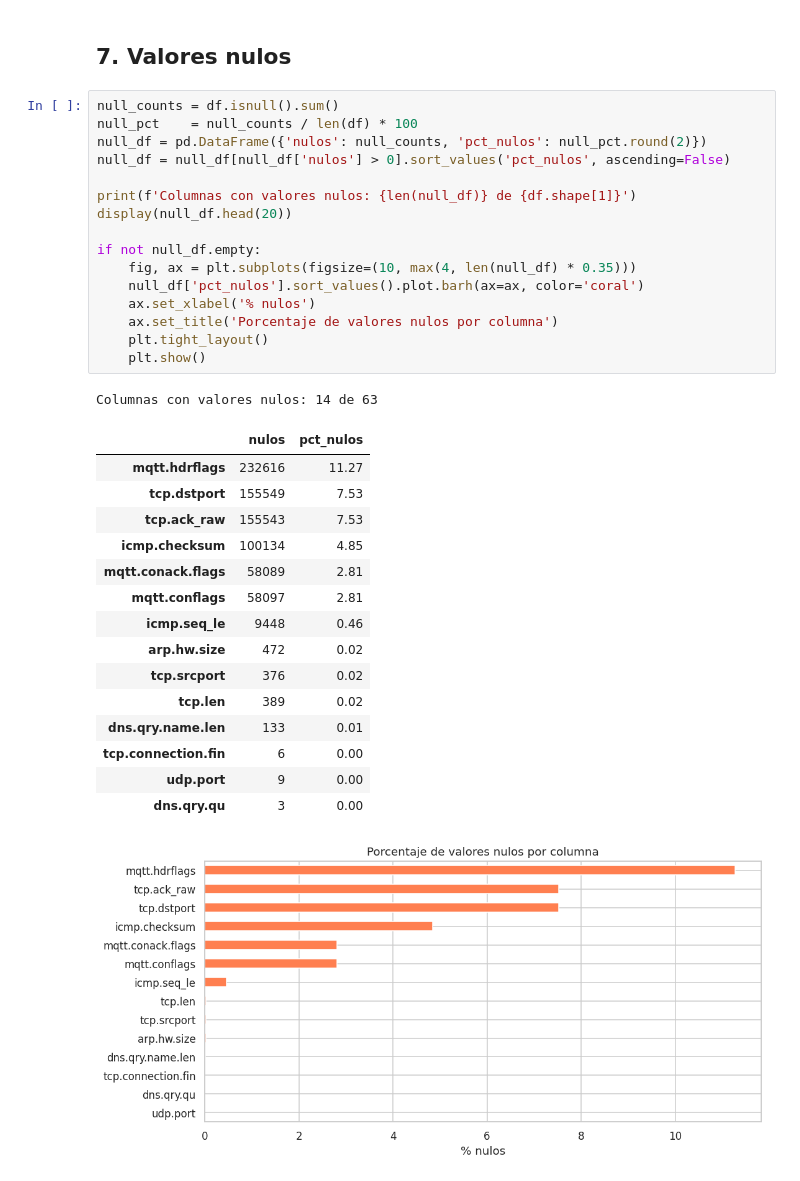
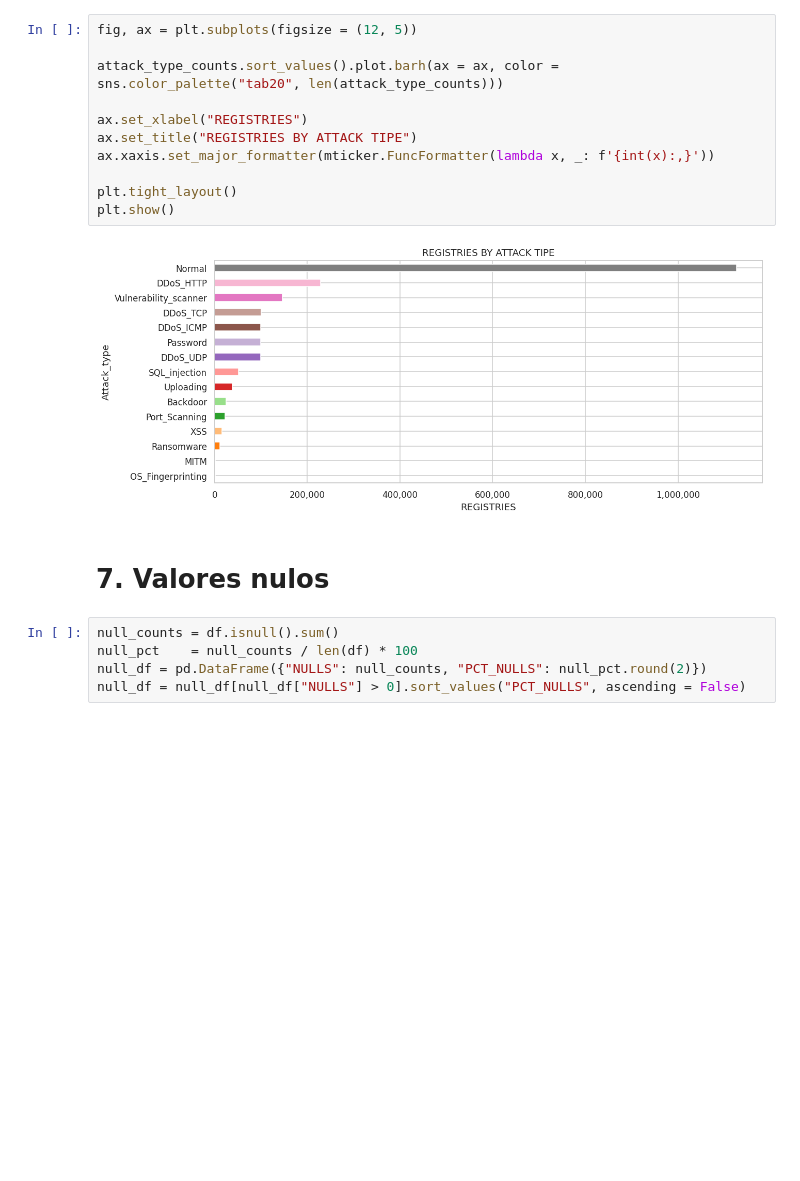
Before and after one commit to ISIS-4219-Assignments/Anomaly-Detection-IoT, a Jupyter notebook: src/utils/data_analysis.ipynb, the cells around one changed output. Drawn from its saved outputs; the diff is of its cells as text; blank space fills up the shorter version.

```diff
--- a/src/utils/data_analysis.ipynb
+++ b/src/utils/data_analysis.ipynb
@@ -259,36 +262,20 @@ plt.show()
+# %%
+fig, ax = plt.subplots(figsize = (12, 5))
+
+attack_type_counts.sort_values().plot.barh(ax = ax, color = sns.color_palette("tab20", len(attack_type_counts)))
+
+ax.set_xlabel("REGISTRIES")
+ax.set_title("REGISTRIES BY ATTACK TIPE")
+ax.xaxis.set_major_formatter(mticker.FuncFormatter(lambda x, _: f'{int(x):,}'))
+
+plt.tight_layout()
+plt.show()
+# %% [output]
+[figure, added]
 # %% [markdown]
-## 7. Valores nulos
+# **7. Valores nulos**
 # %%
 null_counts = df.isnull().sum()
 null_pct    = null_counts / len(df) * 100
-null_df = pd.DataFrame({'nulos': null_counts, 'pct_nulos': null_pct.round(2)})
-null_df = null_df[null_df['nulos'] > 0].sort_values('pct_nulos', ascending=False)
-
-print(f'Columnas con valores nulos: {len(null_df)} de {df.shape[1]}')
-display(null_df.head(20))
-
-if not null_df.empty:
-    fig, ax = plt.subplots(figsize=(10, max(4, len(null_df) * 0.35)))
-    null_df['pct_nulos'].sort_values().plot.barh(ax=ax, color='coral')
-    ax.set_xlabel('% nulos')
-    ax.set_title('Porcentaje de valores nulos por columna')
-    plt.tight_layout()
-    plt.show()
+null_df = pd.DataFrame({"NULLS": null_counts, "PCT_NULLS": null_pct.round(2)})
+null_df = null_df[null_df["NULLS"] > 0].sort_values("PCT_NULLS", ascending = False)
-# %% [output]
-Columnas con valores nulos: 14 de 63
-|  | nulos | pct_nulos |
-| mqtt.hdrflags | 232616 | 11.27 |
-| tcp.dstport | 155549 | 7.53 |
-| tcp.ack_raw | 155543 | 7.53 |
-| icmp.checksum | 100134 | 4.85 |
-| mqtt.conack.flags | 58089 | 2.81 |
-| mqtt.conflags | 58097 | 2.81 |
-| icmp.seq_le | 9448 | 0.46 |
-| arp.hw.size | 472 | 0.02 |
-| tcp.srcport | 376 | 0.02 |
-| tcp.len | 389 | 0.02 |
-| dns.qry.name.len | 133 | 0.01 |
-| tcp.connection.fin | 6 | 0.00 |
-| udp.port | 9 | 0.00 |
-| dns.qry.qu | 3 | 0.00 |
-[figure, removed]
```
Also changed, not shown: parts of 54 cells of this notebook.
